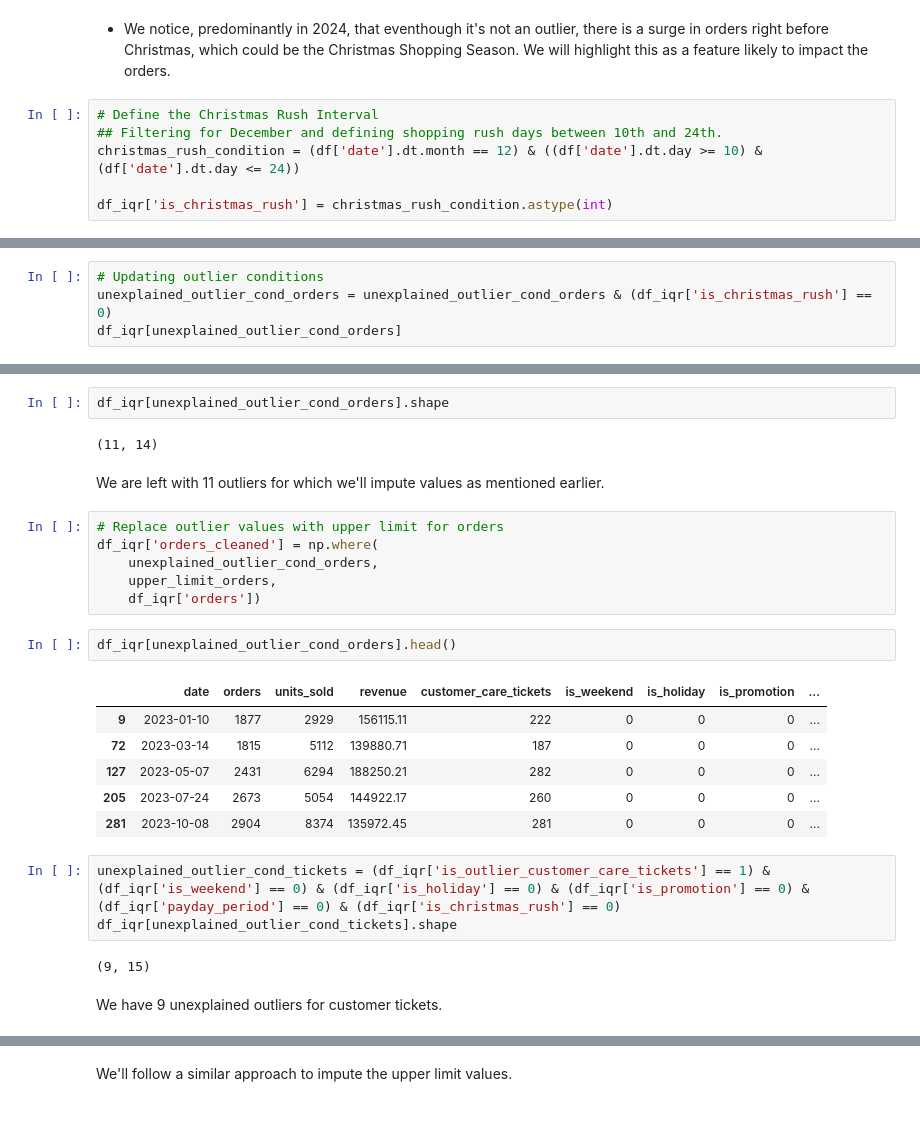
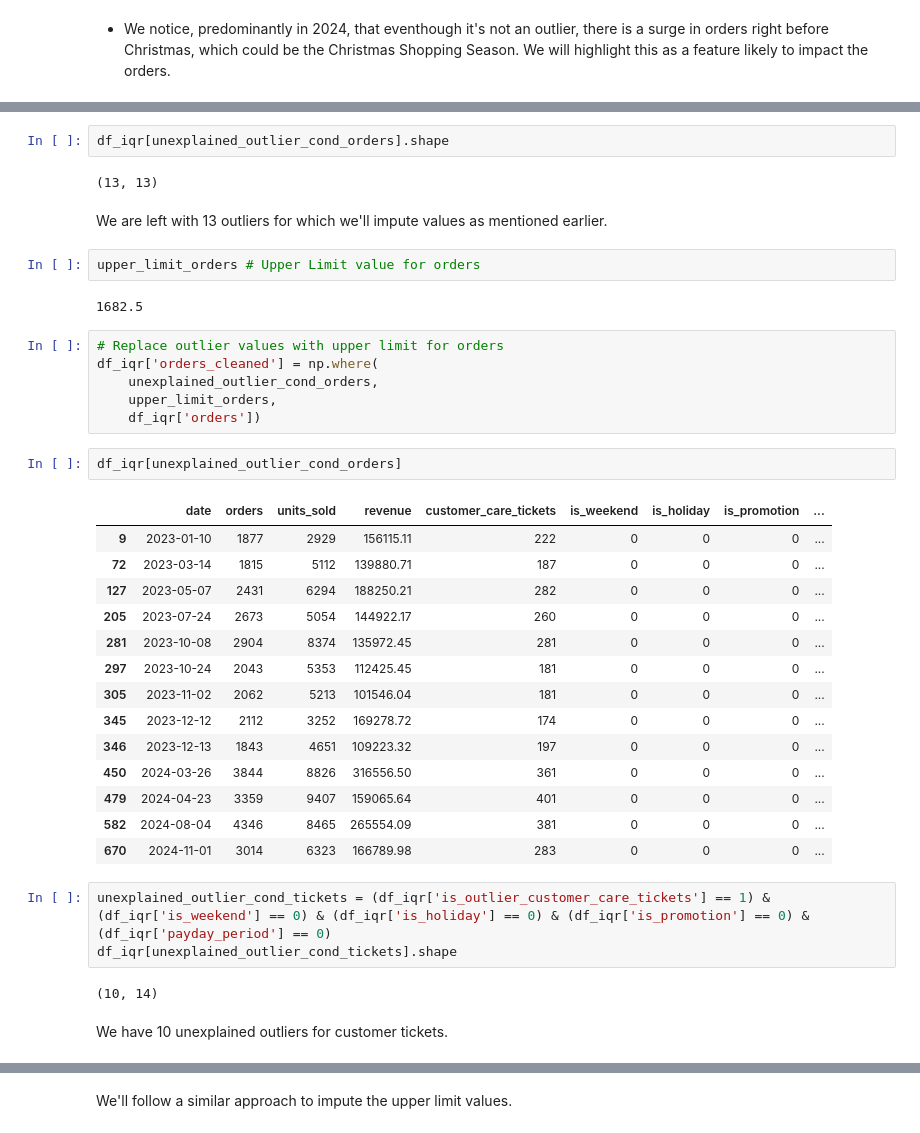
Before and after one commit to traha-89/ecommerce_demand_forecasting, a Jupyter notebook: notebooks/demand_forecasting_analysis.ipynb, the cells around one changed output, grey strips where cells are left out. Saved outputs shown, nothing was run; the diff lists cells and outputs as text.

Commit message:
Update demand_forecasting_analysis.ipynb
- removing christmas feature (mistakenly added, already captured in promo)

```diff
--- a/notebooks/demand_forecasting_analysis.ipynb
+++ b/notebooks/demand_forecasting_analysis.ipynb
@@ -651,8 +621,2 @@ plt.show()
 # %% [markdown]
 - We notice, predominantly in 2024, that eventhough it's not an outlier, there is a surge in orders right before Christmas, which could be the Christmas Shopping Season. We will highlight this as a feature likely to impact the orders.
-# %%
-# Define the Christmas Rush Interval
-## Filtering for December and defining shopping rush days between 10th and 24th.
-christmas_rush_condition = (df['date'].dt.month == 12) & ((df['date'].dt.day >= 10) & (df['date'].dt.day <= 24))
-
-df_iqr['is_christmas_rush'] = christmas_rush_condition.astype(int)
@@ -673,4 +622,0 @@ df_iqr.tail(10)
-# %%
-# Updating outlier conditions
-unexplained_outlier_cond_orders = unexplained_outlier_cond_orders & (df_iqr['is_christmas_rush'] == 0)
-df_iqr[unexplained_outlier_cond_orders]
@@ -690,9 +623,13 @@ df_iqr[unexplained_outlier_cond_orders]
 # %%
 df_iqr[unexplained_outlier_cond_orders].shape
 # %% [output]
-(11, 14)
+(13, 13)
 # %% [markdown]
-We are left with 11 outliers for which we'll impute values as mentioned earlier.
+We are left with 13 outliers for which we'll impute values as mentioned earlier.
+# %%
+upper_limit_orders # Upper Limit value for orders
+# %% [output]
+1682.5
 # %%
 # Replace outlier values with upper limit for orders
 df_iqr['orders_cleaned'] = np.where(
@@ -700,21 +637,29 @@ df_iqr['orders_cleaned'] = np.where(
     upper_limit_orders,
     df_iqr['orders'])
 # %%
-df_iqr[unexplained_outlier_cond_orders].head()
+df_iqr[unexplained_outlier_cond_orders]
 # %% [output]
 |  | date | orders | units_sold | revenue | customer_care_tickets | is_weekend | is_holiday | is_promotion | ... |
 | 9 | 2023-01-10 | 1877 | 2929 | 156115.11 | 222 | 0 | 0 | 0 | ... |
 | 72 | 2023-03-14 | 1815 | 5112 | 139880.71 | 187 | 0 | 0 | 0 | ... |
 | 127 | 2023-05-07 | 2431 | 6294 | 188250.21 | 282 | 0 | 0 | 0 | ... |
 | 205 | 2023-07-24 | 2673 | 5054 | 144922.17 | 260 | 0 | 0 | 0 | ... |
 | 281 | 2023-10-08 | 2904 | 8374 | 135972.45 | 281 | 0 | 0 | 0 | ... |
+| 297 | 2023-10-24 | 2043 | 5353 | 112425.45 | 181 | 0 | 0 | 0 | ... |
+| 305 | 2023-11-02 | 2062 | 5213 | 101546.04 | 181 | 0 | 0 | 0 | ... |
+| 345 | 2023-12-12 | 2112 | 3252 | 169278.72 | 174 | 0 | 0 | 0 | ... |
+| 346 | 2023-12-13 | 1843 | 4651 | 109223.32 | 197 | 0 | 0 | 0 | ... |
+| 450 | 2024-03-26 | 3844 | 8826 | 316556.50 | 361 | 0 | 0 | 0 | ... |
+| 479 | 2024-04-23 | 3359 | 9407 | 159065.64 | 401 | 0 | 0 | 0 | ... |
+| 582 | 2024-08-04 | 4346 | 8465 | 265554.09 | 381 | 0 | 0 | 0 | ... |
+| 670 | 2024-11-01 | 3014 | 6323 | 166789.98 | 283 | 0 | 0 | 0 | ... |
 # %%
-unexplained_outlier_cond_tickets = (df_iqr['is_outlier_customer_care_tickets'] == 1) & (df_iqr['is_weekend'] == 0) & (df_iqr['is_holiday'] == 0) & (df_iqr['is_promotion'] == 0) & (df_iqr['payday_period'] == 0) & (df_iqr['is_christmas_rush'] == 0)
+unexplained_outlier_cond_tickets = (df_iqr['is_outlier_customer_care_tickets'] == 1) & (df_iqr['is_weekend'] == 0) & (df_iqr['is_holiday'] == 0) & (df_iqr['is_promotion'] == 0) & (df_iqr['payday_period'] == 0)
 df_iqr[unexplained_outlier_cond_tickets].shape
 # %% [output]
-(9, 15)
+(10, 14)
 # %% [markdown]
-We have 9 unexplained outliers for customer tickets.
+We have 10 unexplained outliers for customer tickets.
 # %%
 df_iqr[unexplained_outlier_cond_tickets]
 # %% [output]
```
Also changed, not shown: parts of 6 cells of this notebook.
